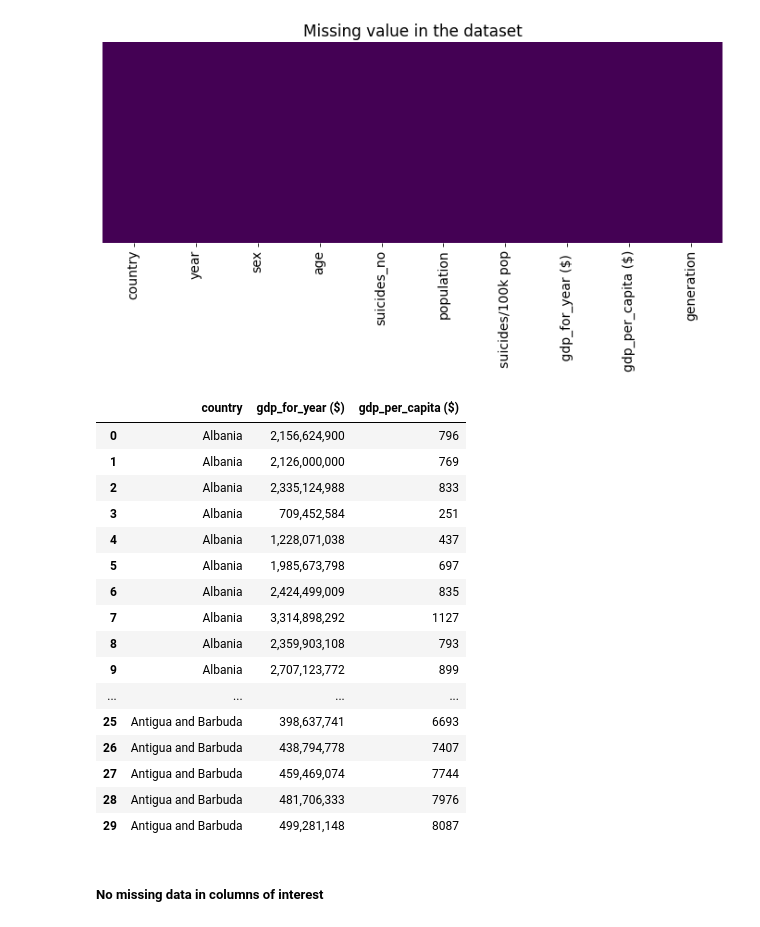
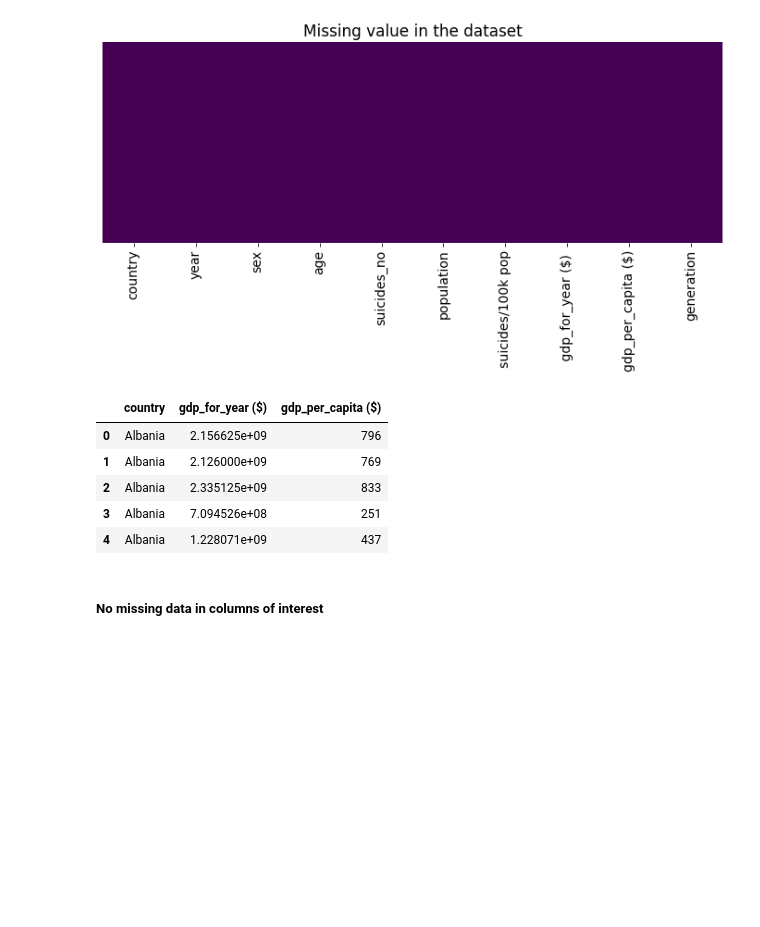
Before and after one commit to ryanli633/ECE_219, a Jupyter notebook: Project_4/Project4_Suicides.ipynb, the cells around one changed output. Cells and saved outputs as stored; diff of their text form; code cells hidden in the pictures; blank space fills up the shorter version.

```diff
--- a/Project_4/Project4_Suicides.ipynb
+++ b/Project_4/Project4_Suicides.ipynb
@@ -47,3 +47,11 @@ df.describe()
 | 50% | 2002.000000 | 25.000000 | 4.301500e+05 | 5.990000 | 9372.000000 |
 | 75% | 2008.000000 | 131.000000 | 1.486143e+06 | 16.620000 | 24874.000000 |
 | max | 2016.000000 | 22338.000000 | 4.380521e+07 | 224.970000 | 126352.000000 |
+# %%
+#The summary above shows that pandas is not considering gdp_for_year as a numerical feature; perhaps due to the commas.
+
+#Removing commas from gdp_for_year and setting as float
+for m in df.index:
+    d=df.loc[m, ' gdp_for_year ($) ']
+    e=int(d.replace(',',''))
+    df.loc[m, ' gdp_for_year ($) '] = e
@@ -49,0 +76,6 @@ df.describe()
+# %%
+print(type(df[' gdp_for_year ($) ']))
+print(type(df.loc[0,' gdp_for_year ($) ']))
+df=df.astype({' gdp_for_year ($) ':'float64'}, copy=False)
+df.info()
+df.describe()
@@ -59,25 +120,15 @@ Text(0.5, 1.0, 'Missing value in the dataset')
 # %%
 cntrs_df=df[['country', ' gdp_for_year ($) ', 'gdp_per_capita ($)']].copy()
 cntrs_df.drop_duplicates(inplace=True, ignore_index=True)
-cntrs_df.head(30)
+
+cntrs_df.head()
 # %% [output]
 |  | country | gdp_for_year ($) | gdp_per_capita ($) |
-| 0 | Albania | 2,156,624,900 | 796 |
-| 1 | Albania | 2,126,000,000 | 769 |
-| 2 | Albania | 2,335,124,988 | 833 |
-| 3 | Albania | 709,452,584 | 251 |
-| 4 | Albania | 1,228,071,038 | 437 |
-| 5 | Albania | 1,985,673,798 | 697 |
-| 6 | Albania | 2,424,499,009 | 835 |
-| 7 | Albania | 3,314,898,292 | 1127 |
-| 8 | Albania | 2,359,903,108 | 793 |
-| 9 | Albania | 2,707,123,772 | 899 |
-| ... | ... | ... | ... |
-| 25 | Antigua and Barbuda | 398,637,741 | 6693 |
-| 26 | Antigua and Barbuda | 438,794,778 | 7407 |
-| 27 | Antigua and Barbuda | 459,469,074 | 7744 |
-| 28 | Antigua and Barbuda | 481,706,333 | 7976 |
-| 29 | Antigua and Barbuda | 499,281,148 | 8087 |
+| 0 | Albania | 2.156625e+09 | 796 |
+| 1 | Albania | 2.126000e+09 | 769 |
+| 2 | Albania | 2.335125e+09 | 833 |
+| 3 | Albania | 7.094526e+08 | 251 |
+| 4 | Albania | 1.228071e+09 | 437 |
 # %% [markdown]
 ##### No missing data in columns of interest
 # %%
```
Also changed, not shown: parts of 33 cells of this notebook.
